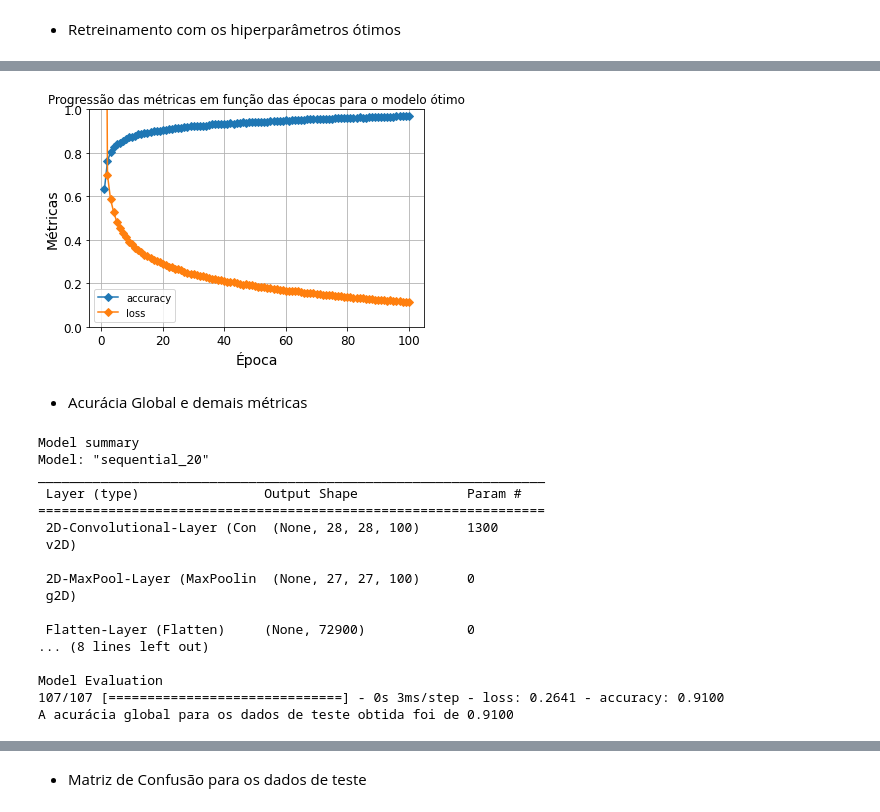
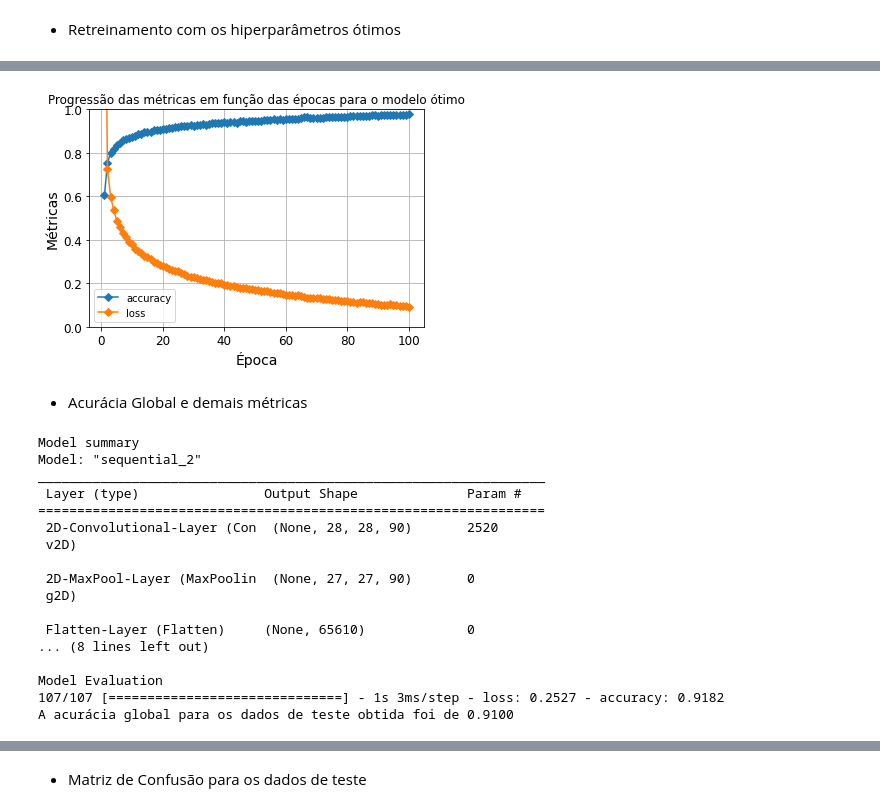
Before and after one commit to LuisLVieira/IA048, a Jupyter notebook: EFC3/efc3_221045_242448.ipynb, the cells around one changed output, grey strips where cells are left out. Cells and saved outputs as stored; diff of their text form; code cells hidden in the pictures.

```diff
--- a/EFC3/efc3_221045_242448.ipynb
+++ b/EFC3/efc3_221045_242448.ipynb
@@ -901,8 +1405,8 @@ sCNN_model = keras.models.Sequential()
 # Definição da camada convolucional:
 sCNN_model.add(keras.layers.Conv2D(
                 # Será testado pelo KerasTuner diferentes quantidades de kernels
-                filters= 100, # Número de Kernels fixado para o melhor caso do item anterior (maior acurácia de validação em 100 kernels)
-                kernel_size = (2,2), # Tamanho dos kernels fixado para o valor ótimo obtido anteriormente (2x2)
+                filters= 90, # Número de Kernels fixado para o melhor caso do item anterior (maior acurácia de validação em 100 kernels)
+                kernel_size = (3,3), # Tamanho dos kernels fixado para o valor ótimo obtido anteriormente (2x2)
                 strides=(1,1), # Stride unitário ao logo das duas dimensões da imagem (imagem com poucos pixels)
                 input_shape=[28, 28, 3], # Formato das imagens de entrada [linhas, colunas, canais]
                 padding='same', # Default='valid',"same" faz o zero padding e quando o stride é unitário mantém as dimensões da imagem
@@ -933,7 +1437,7 @@ sCNN_model.add(keras.layers.Flatten(name='Flatten-Layer'))
 sCNN_model.add(keras.layers.Dense(8, activation='softmax', name='Output-Layer'))
 
 # Compilação do modelo
-sCNN_model.compile(optimizer='sgd', # Otimizador sgd escolhido para o treinamento
+sCNN_model.compile(optimizer=keras.optimizers.SGD(learning_rate=0.01), # Otimizador sgd escolhido para o treinamento
                   loss='SparseCategoricalCrossentropy', # Função custo. Escolhida a entropia cruzada
                   metrics=['accuracy'], # A acurácia foi utilizada como métrica
                   )
@@ -978,5 +1482,5 @@ Epoch 100/100
 dict_keys(['loss', 'accuracy'])
-[figure, old version]
+[figure, new version]
 # %% [markdown]
 - Acurácia Global e demais métricas
 # %%
@@ -988,24 +1492,24 @@ print("")
 # Model Evaluation
 print("Model Evaluation")
 sCNN_test = sCNN_model.evaluate(x_test, y_test)
-print("A acurácia global para os dados de teste obtida foi de 0.9100")
+print("A acurácia global para os dados de teste obtida foi de 0.9182")
 # %% [output]
 Model summary
-Model: "sequential_20"
+Model: "sequential_2"
 _________________________________________________________________
  Layer (type)                Output Shape              Param #
 =================================================================
- 2D-Convolutional-Layer (Con  (None, 28, 28, 100)      1300
+ 2D-Convolutional-Layer (Con  (None, 28, 28, 90)       2520
  v2D)
 
- 2D-MaxPool-Layer (MaxPoolin  (None, 27, 27, 100)      0
+ 2D-MaxPool-Layer (MaxPoolin  (None, 27, 27, 90)       0
  g2D)
 
- Flatten-Layer (Flatten)     (None, 72900)             0
+ Flatten-Layer (Flatten)     (None, 65610)             0
 ... (8 lines left out)
 
 Model Evaluation
-107/107 [==============================] - 0s 3ms/step - loss: 0.2641 - accuracy: 0.9100
+107/107 [==============================] - 1s 3ms/step - loss: 0.2527 - accuracy: 0.9182
 A acurácia global para os dados de teste obtida foi de 0.9100
 # %%
 # Valores previstos:
```
Also changed, not shown: parts of 59 cells of this notebook.
